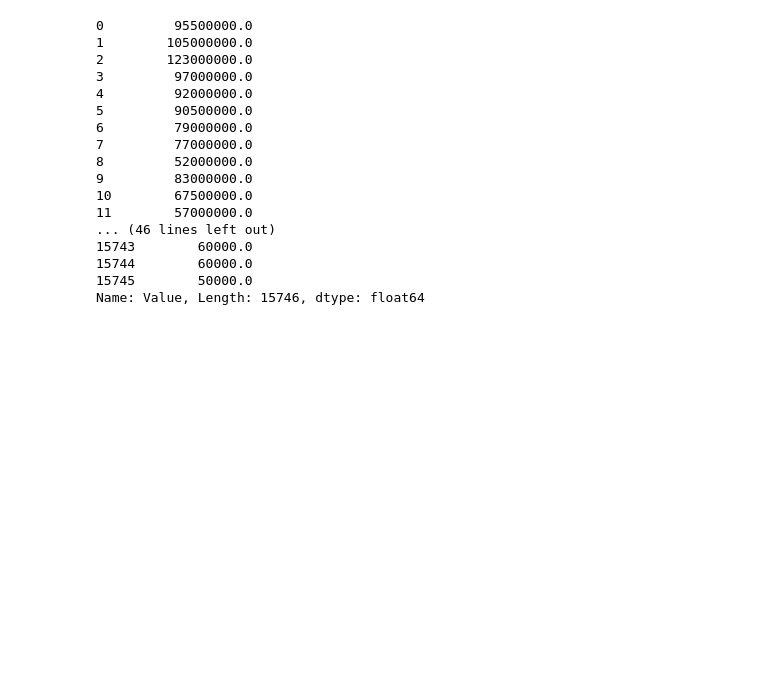
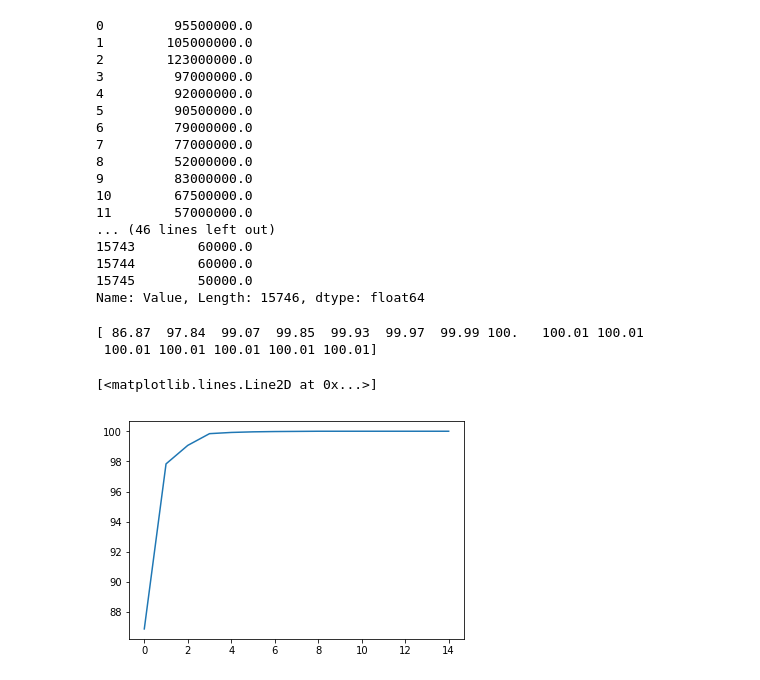
Before and after one commit to YahanCU/Football-analytics-project, a Jupyter notebook: Project for soccer game.ipynb, the cells around one changed output. Saved outputs shown, nothing was run; the diff lists cells and outputs as text; code cells hidden in the pictures; blank space fills up the shorter version.

```diff
--- a/Project for soccer game.ipynb
+++ b/Project for soccer game.ipynb
@@ -533,5 +471,27 @@ def groupby_position(data,positions,variables):
         grouped = d.groupby(lambda x:GropFunc(x,'Preferred Positions',data,i))
         result.loc[i]=grouped.mean()[variables].loc[i]
     return result
-a = groupby_position(d,l,variables)
+data = groupby_position(d,l,variables)
+# %%
+from sklearn.decomposition import PCA
+import matplotlib.pyplot as plt
+from sklearn.preprocessing import scale
+%matplotlib inline
+#转换成数字型数组
+X=data.values
+#Scaling the values
+X = scale(X)
+pca = PCA(n_components=31)
+pca.fit(X)
+#每一个PC说明的方差数量
+var= pca.explained_variance_ratio_
+#Cumulative Variance explains
+var1=np.cumsum(np.round(pca.explained_variance_ratio_, decimals=4)*100)
+print(var1)
+plt.plot(var1)
+# %% [output]
+[ 86.87  97.84  99.07  99.85  99.93  99.97  99.99 100.   100.01 100.01
+ 100.01 100.01 100.01 100.01 100.01]
+[<matplotlib.lines.Line2D at 0x...>]
+[figure, added]
 # %%
```
Also changed, not shown: parts of 4 cells of this notebook.
